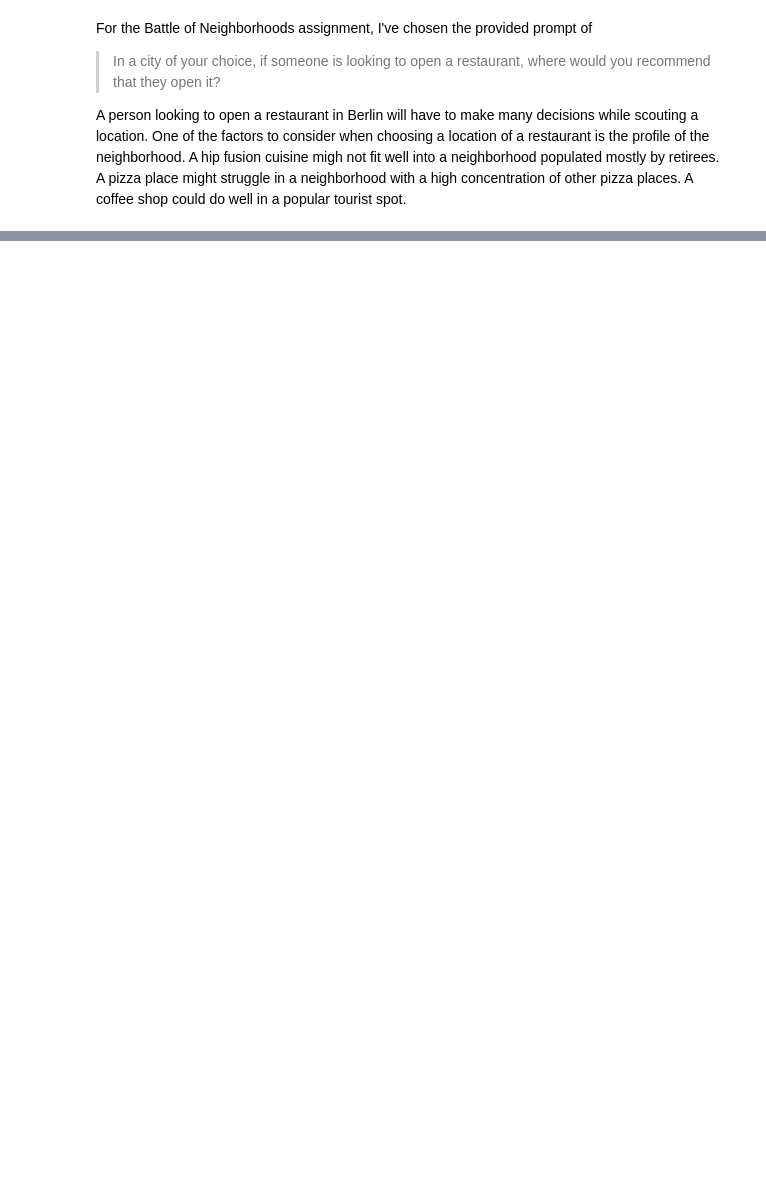
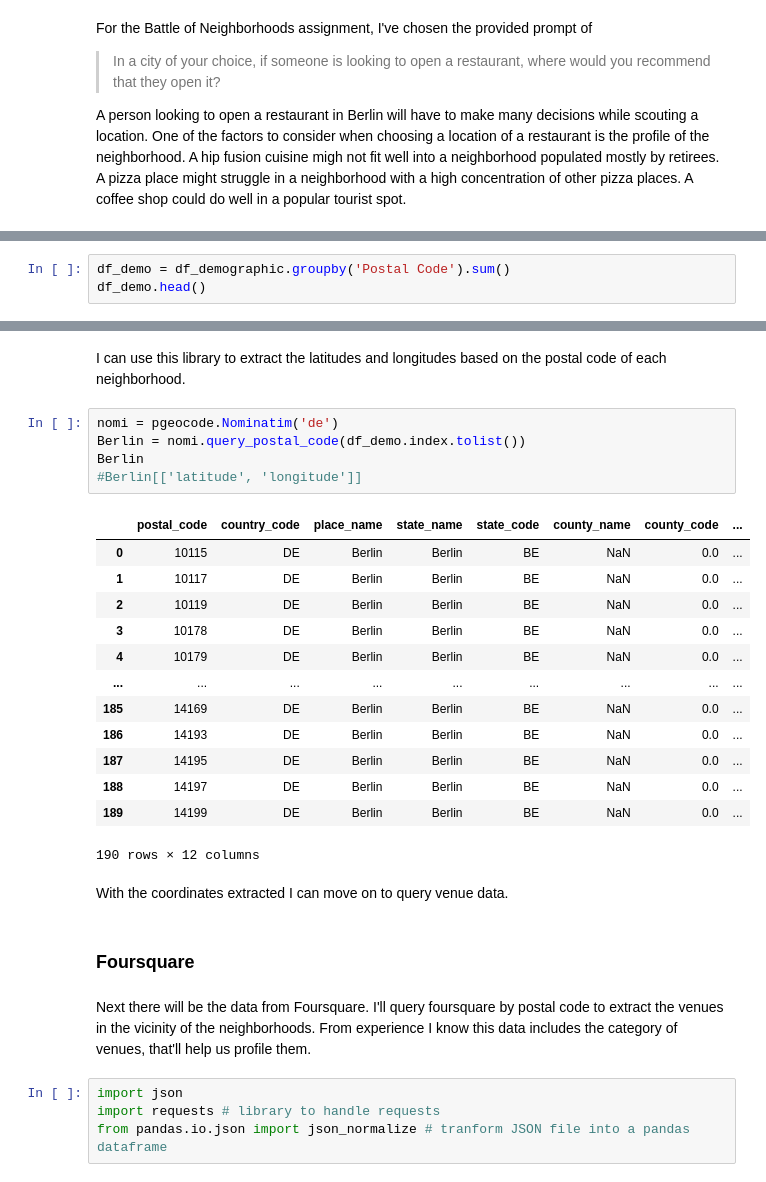
Before and after one commit to MartinaDur/Coursera_Capstone, a Jupyter notebook: Capstone Project - The Battle of Neighborhoods.ipynb, the cells around one changed output, grey strips where cells are left out. Cells and saved outputs as stored; diff of their text form; blank space fills up the shorter version.

```diff
--- a/Capstone Project - The Battle of Neighborhoods.ipynb
+++ b/Capstone Project - The Battle of Neighborhoods.ipynb
@@ -51,0 +117,3 @@ Conclusion section where you conclude the report.
+# %%
+df_demo = df_demographic.groupby('Postal Code').sum()
+df_demo.head()
@@ -51,0 +221,31 @@ Conclusion section where you conclude the report.
+# %% [markdown]
+I can use this library to extract the latitudes and longitudes based on the postal code of each neighborhood.
+# %%
+nomi = pgeocode.Nominatim('de')
+Berlin = nomi.query_postal_code(df_demo.index.tolist())
+Berlin
+#Berlin[['latitude', 'longitude']]
+# %% [output]
+|  | postal_code | country_code | place_name | state_name | state_code | county_name | county_code | ... |
+| 0 | 10115 | DE | Berlin | Berlin | BE | NaN | 0.0 | ... |
+| 1 | 10117 | DE | Berlin | Berlin | BE | NaN | 0.0 | ... |
+| 2 | 10119 | DE | Berlin | Berlin | BE | NaN | 0.0 | ... |
+| 3 | 10178 | DE | Berlin | Berlin | BE | NaN | 0.0 | ... |
+| 4 | 10179 | DE | Berlin | Berlin | BE | NaN | 0.0 | ... |
+| ... | ... | ... | ... | ... | ... | ... | ... | ... |
+| 185 | 14169 | DE | Berlin | Berlin | BE | NaN | 0.0 | ... |
+| 186 | 14193 | DE | Berlin | Berlin | BE | NaN | 0.0 | ... |
+| 187 | 14195 | DE | Berlin | Berlin | BE | NaN | 0.0 | ... |
+| 188 | 14197 | DE | Berlin | Berlin | BE | NaN | 0.0 | ... |
+| 189 | 14199 | DE | Berlin | Berlin | BE | NaN | 0.0 | ... |
+190 rows × 12 columns
+# %% [markdown]
+With the coordinates extracted I can move on to query venue data.
+# %% [markdown]
+### Foursquare
+# %% [markdown]
+Next there will be the data from Foursquare. I'll query foursquare by postal code to extract the venues in the vicinity of the neighborhoods. From experience I know this data includes the category of venues, that'll help us profile them.
+# %%
+import json
+import requests # library to handle requests
+from pandas.io.json import json_normalize # tranform JSON file into a pandas dataframe
```
Also changed, not shown: parts of 98 cells of this notebook.
